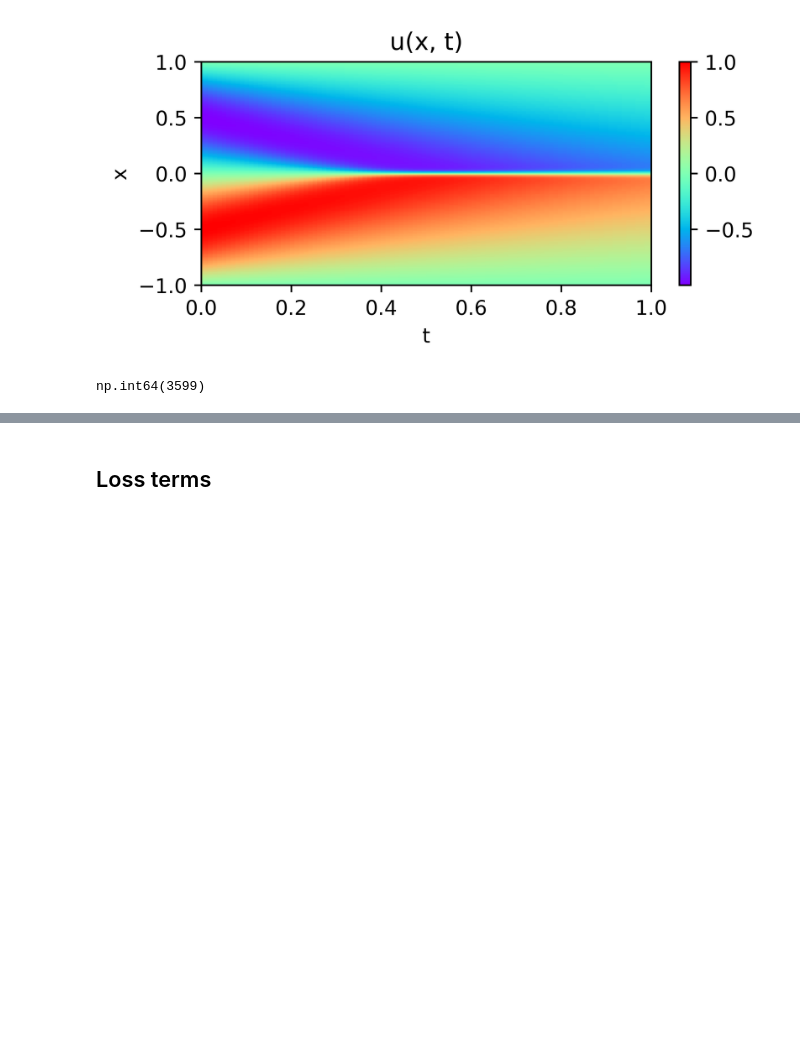
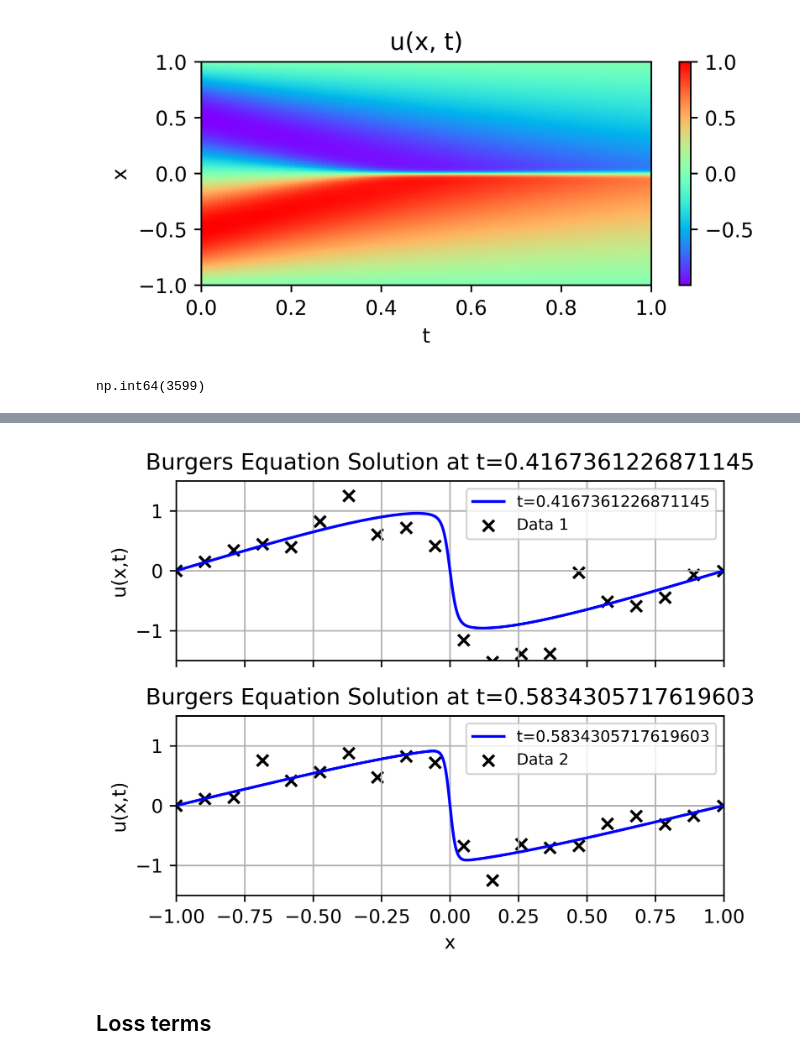
Before and after one commit to SebastianJara-PI/pinnverse-pytorch-replication, a Jupyter notebook: notebooks/01_burgers_equation.ipynb, the cells around one changed output, grey strips where cells are left out. Cells and saved outputs as stored; diff of their text form; code cells hidden in the pictures; blank space fills up the shorter version.

```diff
--- a/notebooks/01_burgers_equation.ipynb
+++ b/notebooks/01_burgers_equation.ipynb
@@ -141,3 +128,41 @@ plt.show()
+# %%
+tp1 = t[2500]
+tp2 = t[3500]
+
+i1 = np.argmin(np.abs(t - tp1))
+i2 = np.argmin(np.abs(t - tp2))
+
+x_sample = x
+u1 = U[i1, :]
+u2 = U[i2, :]
+
+
+
+fig, ax = plt.subplots(2, 1, figsize=(5, 4), dpi=600, sharex=True, sharey=True)
+
+ax[0].plot(x_sample, u1, 'b-', label=f't={tp1}')
+ax[0].scatter(X_data.numpy(), U_data_1_noisy.numpy(),  marker = 'x', color ='black', label='Data 1')
+ax[0].set_title(f'Burgers Equation Solution at t={tp1}')
+ax[0].set_ylabel('u(x,t)')
+ax[0].set_xlim(-1, 1)
+ax[0].set_ylim(-1.5, 1.5)
+ax[0].grid(True)
+ax[0].legend(loc='upper right', fontsize = 'small')
+
+ax[1].plot(x_sample, u2, 'b-', label=f't={tp2}')
+ax[1].scatter(X_data.numpy(), U_data_2_noisy.numpy(), marker = 'x', color ='black', label='Data 2')
+ax[1].set_title(f'Burgers Equation Solution at t={tp2}')
+ax[1].set_xlabel('x')
+ax[1].set_ylabel('u(x,t)')
+ax[1].set_xlim(-1, 1)
+ax[1].set_ylim(-1.5, 1.5)
+ax[1].grid(True)
+ax[1].legend(loc='upper right', fontsize = 'small')
+
+plt.tight_layout()
+plt.show()
+# %% [output]
+[figure, added]
 # %% [markdown]
 ## Loss terms
 # %%
```
Also changed, not shown: parts of 8 cells of this notebook.
